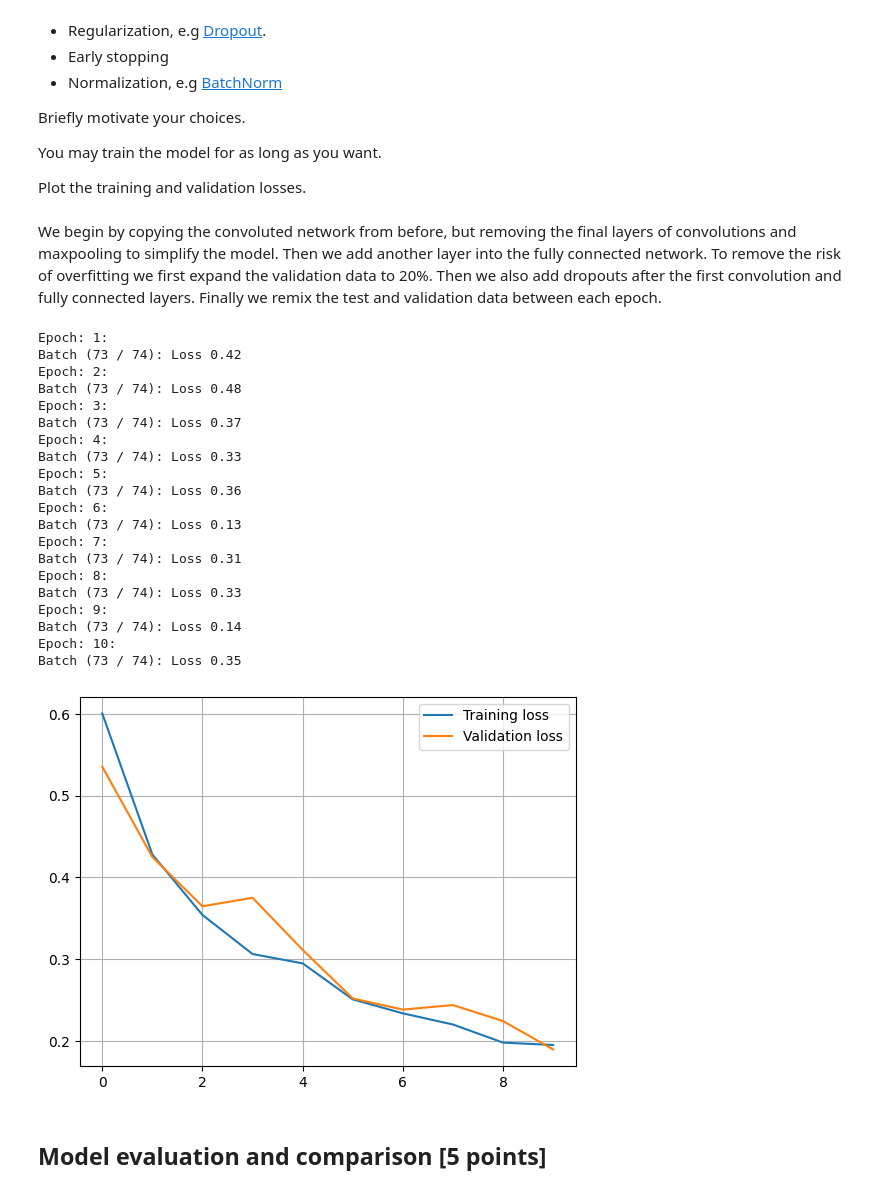
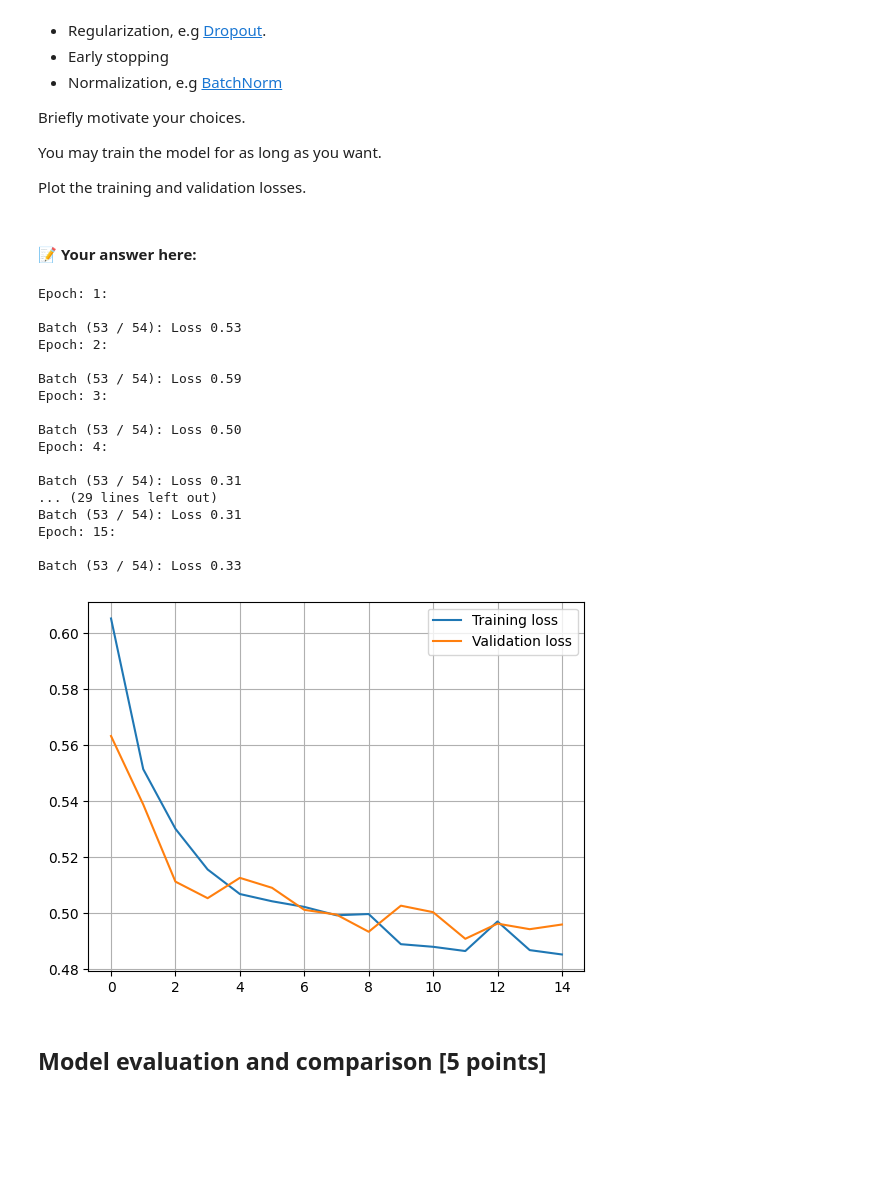
Before and after one commit to nils-led/TDA233, a Jupyter notebook: HW3_2025.ipynb, the cells around one changed output. Cells and saved outputs as stored; diff of their text form; code cells hidden in the pictures; blank space fills up the shorter version.

```diff
--- a/HW3_2025.ipynb
+++ b/HW3_2025.ipynb
@@ -726,6 +726,7 @@ class FCModel(nn.Module):
         self.net = nn.Sequential(
         nn.LazyLinear(32),
         nn.Linear(32,1),
+        nn.Sigmoid()
         )
 
     def forward(self, x):
@@ -747,11 +748,9 @@ fc_model = FCModel().to(device)
 training_loss = torch.zeros(10)
 validation_loss = torch.zeros(10)
 times = range(10)
-fc_optimizer = torch.optim.Adam(fc_model.parameters(),lr = 1e-3)
-
+optimizer = torch.optim.Adam(fc_model.parameters(),lr = 1e-3)
 for epoch in times:
-    print(f"\nEpoch: {epoch+1}\n")
-    training_loss[epoch], validation_loss[epoch] = train_epoch(training_loader_catsndogs, validation_loader_catsndogs, fc_model, loss, fc_optimizer, device)
+    training_loss[epoch], validation_loss[epoch] = train_epoch(training_loader_catsndogs, validation_loader_catsndogs, fc_model, loss, optimizer, device)
 plt.plot(times,training_loss, label = "Training loss")
 plt.plot(times,validation_loss, label = "Validation loss")
 
@@ -801,7 +784,7 @@ class ConvModel(nn.Module):
 
             nn.Conv2d(32, 64, kernel_size=3, stride=1),
             nn.ReLU(),
-            nn.MaxPool2d(kernel_size=2, stride=2)
+            nn.MaxPool2d(kernel_size=2, stride=2),
         )
         self.fc = nn.LazyLinear(out_features=1)
 
@@ -828,11 +813,11 @@ conv_model = ConvModel().to(device)
 training_loss = torch.zeros(10)
 validation_loss = torch.zeros(10)
 times = range(10)
-conv_optimizer = torch.optim.Adam(conv_model.parameters(),lr = 1e-3)
+optimizer = torch.optim.Adam(fc_model.parameters(),lr = 1e-3)
+model = conv_model
 
 for epoch in times:
-    print(f"\nEpoch {epoch+1}:")
-    training_loss[epoch], validation_loss[epoch] = train_epoch(training_loader_catsndogs, validation_loader_catsndogs, conv_model, loss, conv_optimizer, device)
+    training_loss[epoch], validation_loss[epoch] = train_epoch(training_loader_catsndogs, validation_loader_catsndogs, model, loss, optimizer, device)
 plt.plot(times,training_loss, label = "Training loss")
 plt.plot(times,validation_loss, label = "Validation loss")
 
@@ -879,81 +848,75 @@ Briefly motivate your choices.
 You may train the model for as long as you want.
 
 Plot the training and validation losses.
-# %% [markdown]
-We begin by copying the convoluted network from before, but removing the final layers of convolutions and maxpooling to simplify the model. Then we add another layer into the fully connected network. To remove the risk of overfitting we first expand the validation data to 20%. Then we also add dropouts after the first convolution and fully connected layers. Finally we remix the test and validation data between each epoch.
+# %% [markdown]
+#### 📝 Your answer here:
 # %%
-n_train = int(0.80 * len(images))
-n_val = len(images) - n_train
-
-
 class ImprovedModel(nn.Module):
     def __init__(self):
         super().__init__()
         self.conv_net = nn.Sequential(
-            nn.Conv2d(3, 16, kernel_size=5, stride=1),
-            nn.Dropout(),
+            nn.Conv2d(3, 20, kernel_size=4, stride=1),
             nn.ReLU(),
+            nn.BatchNorm2d(20),
             nn.MaxPool2d(kernel_size=4, stride=4),
 
-            nn.Conv2d(16, 32, kernel_size=4, stride=1),
+            nn.Conv2d(20, 15, kernel_size=3, stride=2),
             nn.ReLU(),
+            nn.Dropout2d(p = 0.3),
             nn.MaxPool2d(kernel_size=2, stride=2),
         )
         self.fc = nn.Sequential(
             nn.LazyLinear(out_features=10),
-            nn.Dropout(),
             nn.Linear(10,1),
+            nn.Sigmoid()
         )
 
     def forward(self, x):
         conv_output = self.conv_net(x)
         conv_output_flat = conv_output.reshape(x.size(0), -1)
         y = self.fc(conv_output_flat)
         return y
 
 improved_model = ImprovedModel().to(device)
 
-training_epochs = 10
+training_epochs = 15
 training_loss = torch.zeros(training_epochs)
 validation_loss = torch.zeros(training_epochs)
 times = range(training_epochs)
-improved_optimizer = torch.optim.Adam(improved_model.parameters(),lr = 1e-3)
+optimizer = torch.optim.Adam(improved_model.parameters(),lr = 1e-3)
 
+model = improved_model
+modified_training_loader_catsndogs = DataLoader(training_data_catsndogs, batch_size=50, shuffle=True)
+modified_validation_loader_catsndogs = DataLoader(validation_data_catsndogs, batch_size=50, shuffle=True)
+loss = torch.nn.BCEWithLogitsLoss()
 for epoch in times:
-    print(f"\nEpoch: {epoch+1}:")
-    training_data_catsndogs, validation_data_catsndogs = torch.utils.data.random_split(train_data, (n_train, n_val))
-    training_loader_catsndogs = DataLoader(training_data_catsndogs, batch_size=32, shuffle=True)
-    validation_loader_catsndogs = DataLoader(validation_data_catsndogs, batch_size=32, shuffle=True)
-
-    training_loss[epoch], validation_loss[epoch] = train_epoch(training_loader_catsndogs, validation_loader_catsndogs, improved_model, loss, improved_optimizer, device)
+    print(f"\nEpoch: {epoch+1}:\n")
+    training_loss[epoch], validation_loss[epoch] = train_epoch(modified_training_loader_catsndogs, modified_validation_loader_catsndogs, model, loss, optimizer, device)
 plt.plot(times,training_loss, label = "Training loss")
 plt.plot(times,validation_loss, label = "Validation loss")
 
 plt.grid()
 plt.legend()
 plt.show()
 # %% [output]
 Epoch: 1:
-Batch (73 / 74): Loss 0.42
+
+Batch (53 / 54): Loss 0.53
 Epoch: 2:
-Batch (73 / 74): Loss 0.48
+
+Batch (53 / 54): Loss 0.59
 Epoch: 3:
-Batch (73 / 74): Loss 0.37
+
+Batch (53 / 54): Loss 0.50
 Epoch: 4:
-Batch (73 / 74): Loss 0.33
-Epoch: 5:
-Batch (73 / 74): Loss 0.36
-Epoch: 6:
-Batch (73 / 74): Loss 0.13
-Epoch: 7:
-Batch (73 / 74): Loss 0.31
-Epoch: 8:
-Batch (73 / 74): Loss 0.33
-Epoch: 9:
-Batch (73 / 74): Loss 0.14
-Epoch: 10:
-Batch (73 / 74): Loss 0.35
+
+Batch (53 / 54): Loss 0.31
+... (29 lines left out)
+Batch (53 / 54): Loss 0.31
+Epoch: 15:
+
+Batch (53 / 54): Loss 0.33
-[figure, old version]
+[figure, new version]
 # %% [markdown]
 ## Model evaluation and comparison [5 points]
 # %% [markdown]
```
Also changed, not shown: parts of 16 cells of this notebook.
